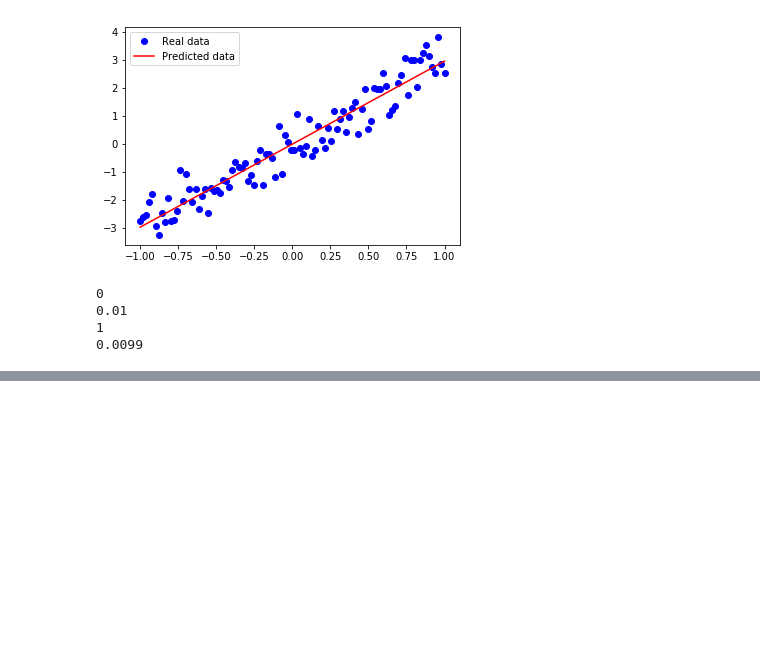
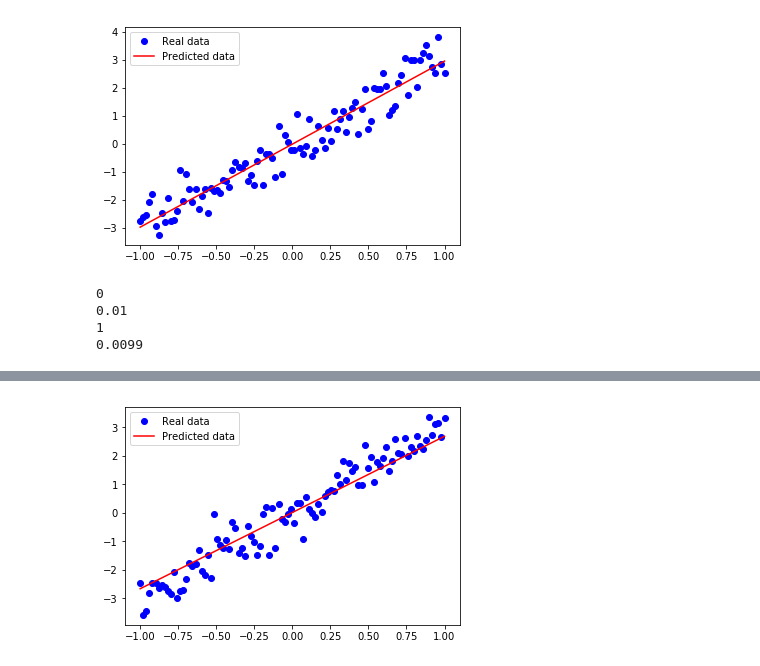
Before and after one commit to pedrodiamel/nettutorial, a Jupyter notebook: tf_linear_regression.ipynb, the cells around one changed output, grey strips where cells are left out. Cells and saved outputs as stored; diff of their text form; code cells hidden in the pictures; blank space fills up the shorter version.

```diff
--- a/tf_linear_regression.ipynb
+++ b/tf_linear_regression.ipynb
@@ -267,0 +387,11 @@ class linalModel:
+# %%
+X_input = np.linspace(-1,1,100)
+Y_input = X_input*3 + np.random.randn( X_input.shape[0] )*0.5
+
+params = {'learning_rate': 0.01, 'epoch': 300}
+fit = linearModel(params)
+fit.create()
+
+fit.training(X_input, Y_input)
+fit.plot(X_input, Y_input)
+# %% [output]
@@ -267,0 +401 @@ class linalModel:
+[figure, added]
```
Also changed, not shown: parts of 5 cells of this notebook, 1 other file.
